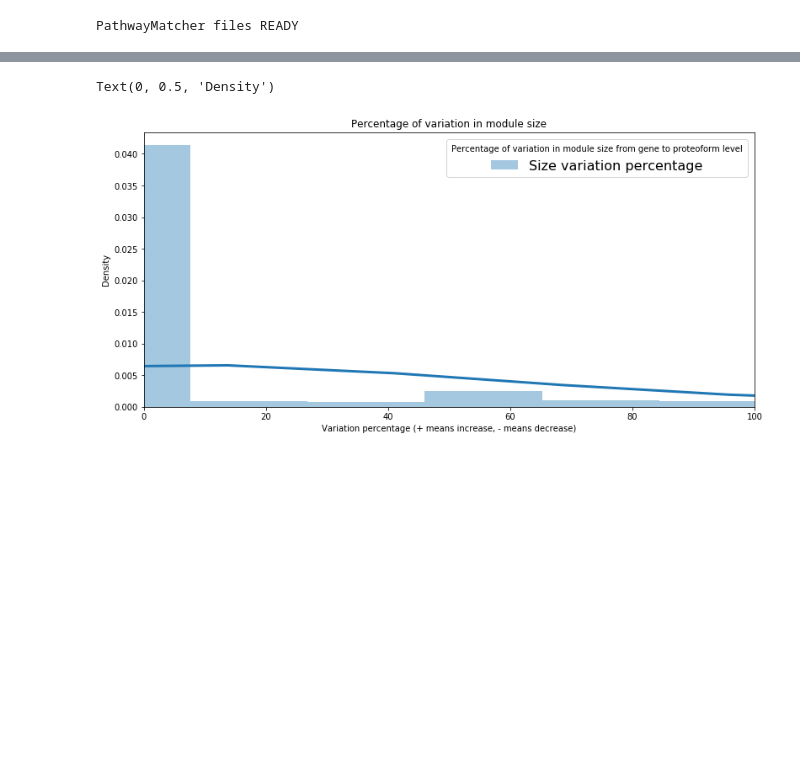
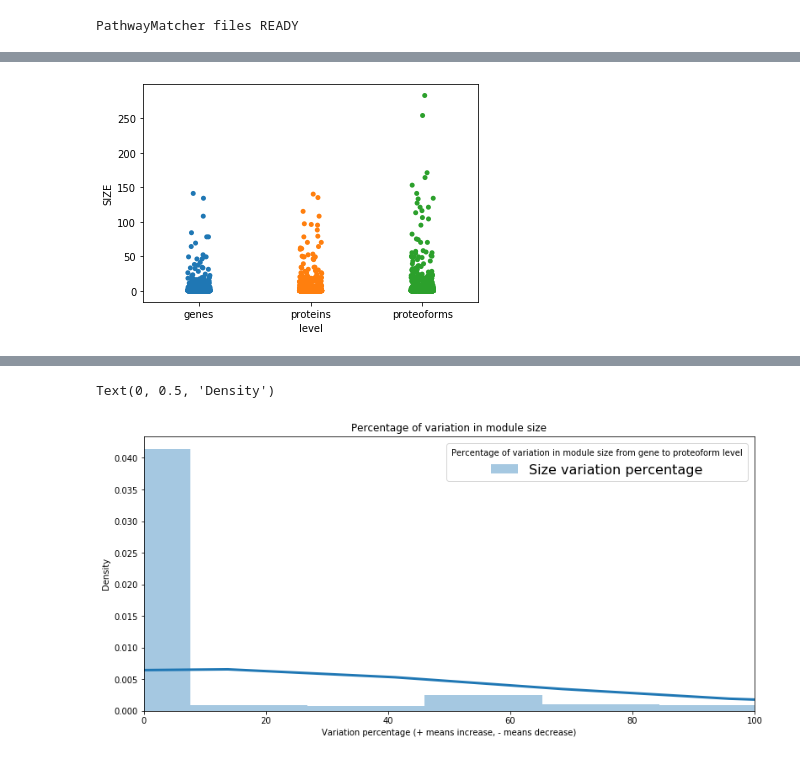
Before and after one commit to PathwayAnalysisPlatform/ProteoformNetworks, a Jupyter notebook: src/Python/overlap_analysis.ipynb, the cells around one changed output, grey strips where cells are left out. Cells and saved outputs as stored; diff of their text form; code cells hidden in the pictures; blank space fills up the shorter version.

Commit message:
New plot of module sizes and calculate inferface

```diff
--- a/src/Python/overlap_analysis.ipynb
+++ b/src/Python/overlap_analysis.ipynb
@@ -59,26 +63,0 @@ dataset="PheGenI"
-# %%
-import pandas as pd
-import seaborn as sns
-import matplotlib.pyplot as plt
-
-# List of five airlines to plot
-levels = ['genes', 'proteins', 'proteoforms']
-
-plt.figure(figsize=(13, 6))
-
-# Iterate through the five airlines
-for level in levels:
-    # Sizes of one level modules
-    sizes = pd.read_csv(f"../../reports/module_sizes_{level}.tsv", sep="\t")
-    print(sizes['SIZE'].head(10))
-    # Draw the density plot
-
-    sns.distplot(sizes['SIZE'] , hist = True, kde = True,
-                 kde_kws = {'linewidth': 3},
-                 label = level)
-
-# Plot formatting
-plt.legend(prop={'size': 16}, title = 'Module sizes density for each level of granularity')
-plt.title('Module sizes density')
-plt.xlabel('Size (num entities)')
-plt.ylabel('Density')
@@ -103,0 +64,9 @@ Text(0, 0.5, 'Density')
+# %%
+sizes_dict = {level: pd.read_csv(f"../../reports/module_sizes_{level}.tsv", sep="\t") for level in levels}
+for level in levels:
+    print(f"\n{level}")
+    print(sizes_dict[level].describe())
+
+
+sizes_df = pd.concat(sizes_dict, names=["level", "index"])
+sizes_df[sizes_df.index.get_level_values("level") == "genes"]
@@ -104,3 +106,15 @@ Text(0, 0.5, 'Density')
+# %%
+# Do the following plots for the modules in two cases: keeping disconnected nodes and removing them
+    # Jitter plot showing the sizes for genes, proteins and proteoforms
+    # Jitter plot showing the difference in size fom genes to proteins and from proteins to proteoforms.
+# sizes_df = pd.DataFrame()
+# for level in levels:
+#     sizes_df[f"SIZES_{level.upper()}"] = sizes_dict[level]["SIZES"]
+
+sizes_stripplot = sns.stripplot(x=sizes_df.index.get_level_values("level"), y="SIZE", data=sizes_df)
+plt.show()
+# %% [output]
+[figure, added]
 # %%
 sizes_genes = pd.read_csv(f"../../reports/module_sizes_genes.tsv", sep="\t")
 sizes_genes
```
Also changed, not shown: parts of 6 cells of this notebook, 15 other files.
